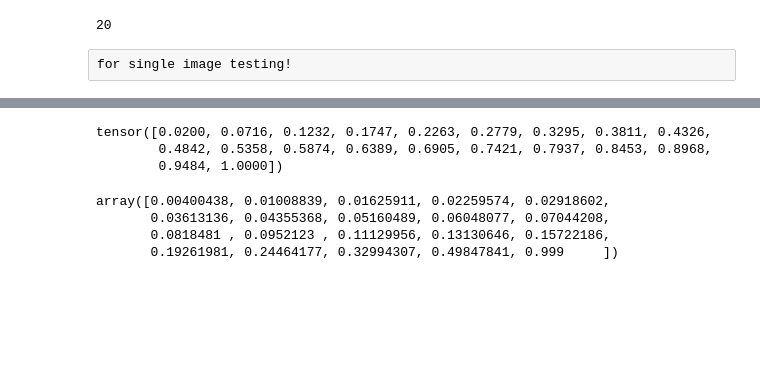
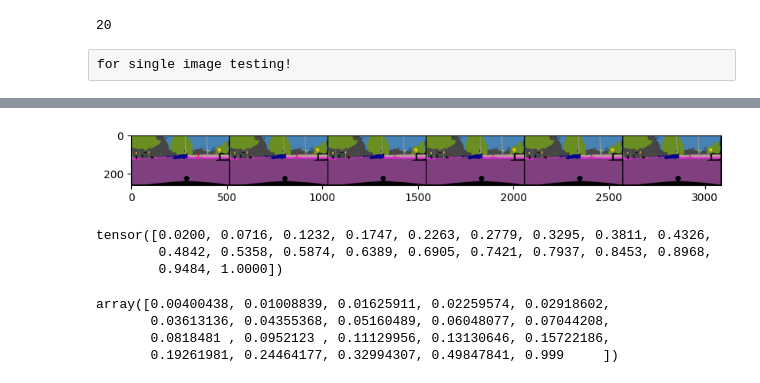
Before and after one commit to Siddharth-Shrivastava7/Diffusion_conditional_prior_segmentation, a Jupyter notebook: DDP/segmentation/mmseg/models/discrete_diffusion/testing_transition_rate.ipynb, the cells around one changed output, grey strips where cells are left out. Cells and saved outputs as stored; diff of their text form; code cells hidden in the pictures; blank space fills up the shorter version.

Commit message:
adapt from ccdm

```diff
--- a/DDP/segmentation/mmseg/models/discrete_diffusion/testing_transition_rate.ipynb
+++ b/DDP/segmentation/mmseg/models/discrete_diffusion/testing_transition_rate.ipynb
@@ -2029,3 +2085,66 @@ betas_cosine = np.minimum(1 - alpha_bar[1:] / alpha_bar[:-1], 0.999)
+# %%
+## adapted from ccdm
+def q_xt_given_xtm1(xtm1, t, betas, num_classes):
+    xtm1_onehot = F.one_hot(xtm1, num_classes+1)
+    betas = betas[t]
+    betas = betas[..., None, None, None]
+    xt_onehot = (1 - betas) * xtm1_onehot + betas / num_classes
+    xt = xt_onehot.argmax(dim=-1)
+    return xt
+
+def q_xt_given_x0(x0_onehot, t, cumalphas, num_classes):
+    cumalphas = cumalphas[t]
+    cumalphas = cumalphas[..., None, None, None]
+    xt_onehot = cumalphas * x0_onehot + (1 - cumalphas) / num_classes
+    xt = xt_onehot.argmax(dim=-1)
+    return xt
+# %%
+schedule_steps = 250
+# %%
+num_classes = 19
+path = '/home/sidd_s/scratch/dataset/cityscapes/gtFine/train/zurich/zurich_000000_000019_gtFine_labelTrainIds.png'
+gt = torch.tensor(np.array(Image.open(path)))
+gt = np.array(resize(gt.unsqueeze(dim=0).unsqueeze(dim=0).float(), size=(256, 512), mode="nearest").long().squeeze())
+gt[gt==255] = 19
+
+latent_states = [label_img_to_color(gt)] # x0 the gt, from which forward diffusion process starts from
+latent_states_cumulative = [label_img_to_color(gt)] # cumulative
+
+x0 = torch.tensor(np.array(Image.open(path))) # a cityscapes validation gt
+x0 = resize(x0.unsqueeze(dim=0).unsqueeze(dim=0).float(), size=(256, 512), mode="nearest").long().squeeze()
+x0[x0 == 255] = 19
+
+betas, alphas, cumalphas = cosine_schedule(schedule_steps, s= 8e-3)
+
+xtm1 = x0
+x0_onehot =  F.one_hot(x0, num_classes+1)
+for t in tqdm(range(schedule_steps)):
+    # onestep transitions
+    xt_onestep = q_xt_given_xtm1(xtm1, t, betas, num_classes)
+    #t_th step transitions
+    xt_th = q_xt_given_x0(x0_onehot, t, cumalphas, num_classes)
+    xtm1 = xt_onestep
+
+    if t in [24, 49, 99, 149, 249]:
+        latent_state = label_img_to_color(xt_onestep)
+        latent_states.append(latent_state)
+        latent_state_cumulative = label_img_to_color(xt_th)
+        latent_states_cumulative.append(latent_state_cumulative)
+
+
+# latent_states_batch = torch.stack(latent_states, dim = 0)  # N1, C, H, W
+latent_states_cumulative_batch = torch.stack(latent_states_cumulative, dim = 0) # N2, C, H, W
+
+# latent_state_combined = torch.cat([latent_states_batch, latent_states_cumulative_batch], dim =0) # N1+N2, C, H, W
+
+# grid_img = torchvision.utils.make_grid(latent_state_combined, nrow=6)
+grid_img = torchvision.utils.make_grid(latent_states_batch, nrow=6)
+
+plt.figure(figsize = (10,10))
+plt.imshow(grid_img.permute(1, 2, 0))
+plt.savefig('confusion_similarity_results/' + 'adap_from_ccdm_' + str(schedule_steps)  + '_latent_space_and_cumulative.png', bbox_inches = 'tight')
+# %% [output]
+[figure, added]
 # %%
 betas
 # %% [output]
```
Also changed, not shown: parts of 8 cells of this notebook, 2 other files.
